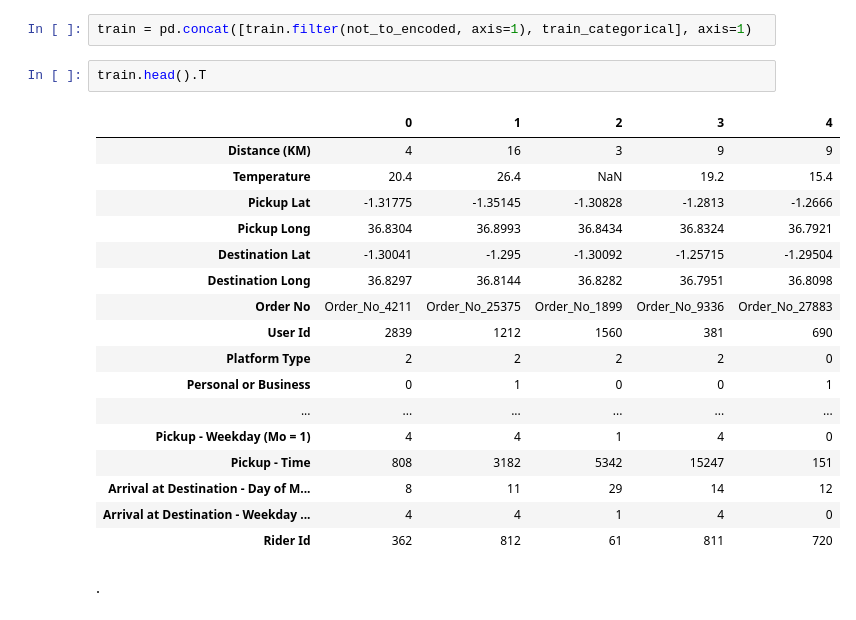
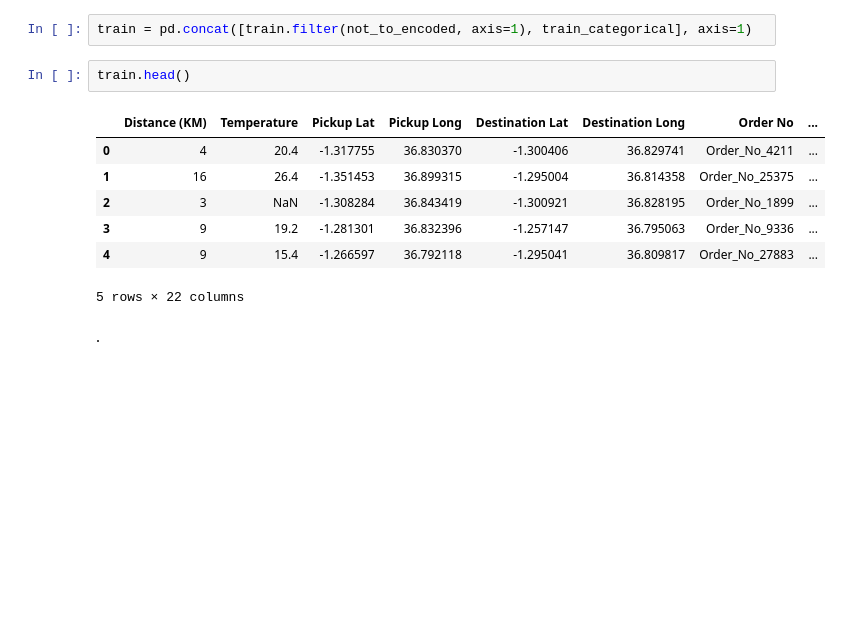
Before and after one commit to BenoCharlo/Sendy, a Jupyter notebook: sendy_modelization.ipynb, the cells around one changed output. Drawn from its saved outputs; the diff is of its cells as text; blank space fills up the shorter version.

```diff
--- a/sendy_modelization.ipynb
+++ b/sendy_modelization.ipynb
@@ -77,25 +67,15 @@ train_categorical.head()
 # %%
 train = pd.concat([train.filter(not_to_encoded, axis=1), train_categorical], axis=1)
 # %%
-train.head().T
+train.head()
 # %% [output]
-|  | 0 | 1 | 2 | 3 | 4 |
-| Distance (KM) | 4 | 16 | 3 | 9 | 9 |
-| Temperature | 20.4 | 26.4 | NaN | 19.2 | 15.4 |
-| Pickup Lat | -1.31775 | -1.35145 | -1.30828 | -1.2813 | -1.2666 |
-| Pickup Long | 36.8304 | 36.8993 | 36.8434 | 36.8324 | 36.7921 |
-| Destination Lat | -1.30041 | -1.295 | -1.30092 | -1.25715 | -1.29504 |
-| Destination Long | 36.8297 | 36.8144 | 36.8282 | 36.7951 | 36.8098 |
-| Order No | Order_No_4211 | Order_No_25375 | Order_No_1899 | Order_No_9336 | Order_No_27883 |
-| User Id | 2839 | 1212 | 1560 | 381 | 690 |
-| Platform Type | 2 | 2 | 2 | 2 | 0 |
-| Personal or Business | 0 | 1 | 0 | 0 | 1 |
-| ... | ... | ... | ... | ... | ... |
-| Pickup - Weekday (Mo = 1) | 4 | 4 | 1 | 4 | 0 |
-| Pickup - Time | 808 | 3182 | 5342 | 15247 | 151 |
-| Arrival at Destination - Day of M... | 8 | 11 | 29 | 14 | 12 |
-| Arrival at Destination - Weekday ... | 4 | 4 | 1 | 4 | 0 |
-| Rider Id | 362 | 812 | 61 | 811 | 720 |
+|  | Distance (KM) | Temperature | Pickup Lat | Pickup Long | Destination Lat | Destination Long | Order No | ... |
+| 0 | 4 | 20.4 | -1.317755 | 36.830370 | -1.300406 | 36.829741 | Order_No_4211 | ... |
+| 1 | 16 | 26.4 | -1.351453 | 36.899315 | -1.295004 | 36.814358 | Order_No_25375 | ... |
+| 2 | 3 | NaN | -1.308284 | 36.843419 | -1.300921 | 36.828195 | Order_No_1899 | ... |
+| 3 | 9 | 19.2 | -1.281301 | 36.832396 | -1.257147 | 36.795063 | Order_No_9336 | ... |
+| 4 | 9 | 15.4 | -1.266597 | 36.792118 | -1.295041 | 36.809817 | Order_No_27883 | ... |
+5 rows × 22 columns
 # %% [markdown]
 .
 # %% [markdown]
```
Also changed, not shown: parts of 7 cells of this notebook, 1 other file.
